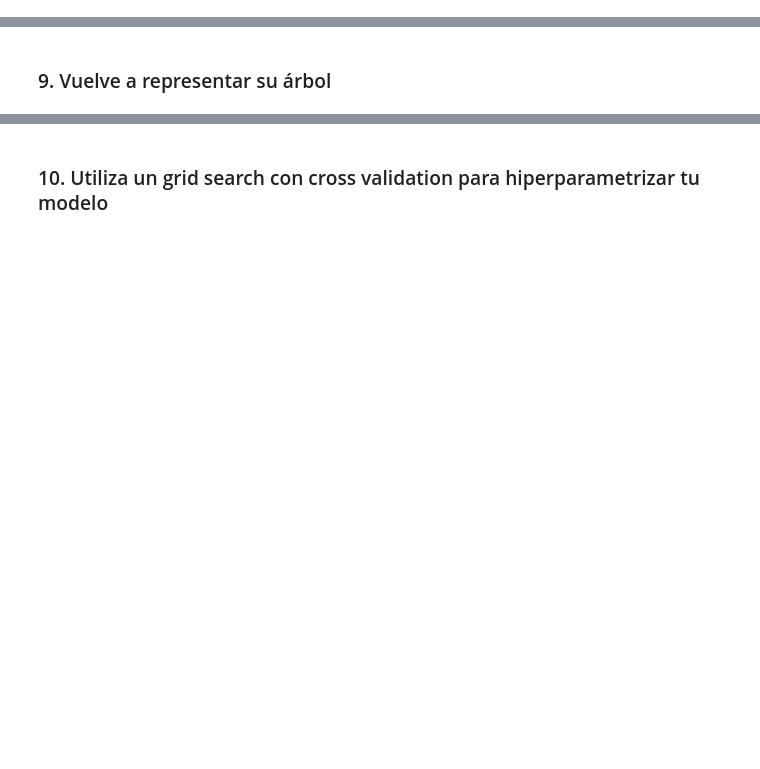
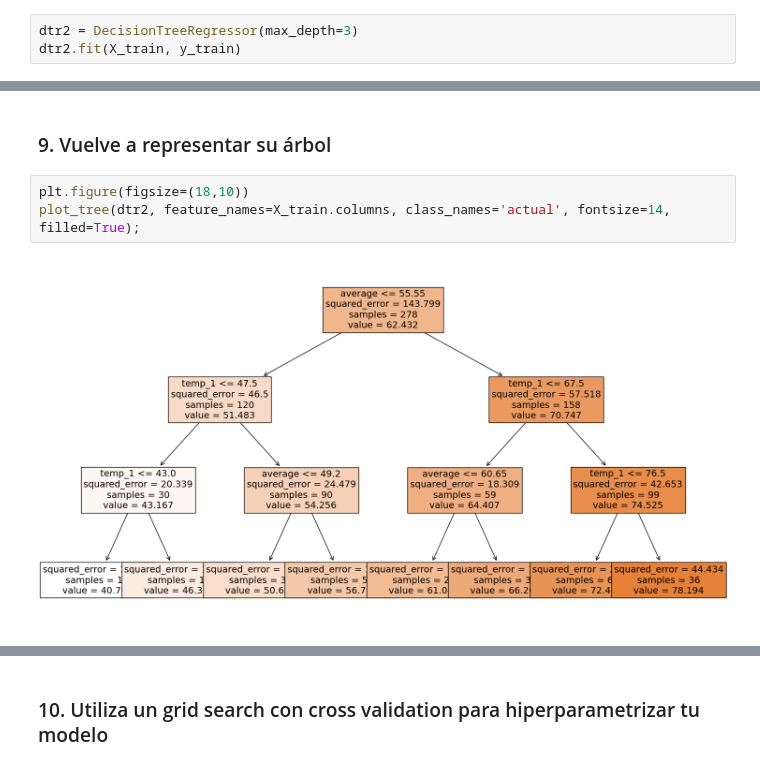
Before and after one commit to angelrodnah/2309_dsft_thebridge, a Jupyter notebook: 3-Machine_Learning/1-Supervisado/3-RegorClass/5-Decision_Trees/ejercicio/DTrees_reg_class.ipynb, the cells around one changed output, grey strips where cells are left out. Saved outputs shown, nothing was run; the diff lists cells and outputs as text; blank space fills up the shorter version.

```diff
--- a/3-Machine_Learning/1-Supervisado/3-RegorClass/5-Decision_Trees/ejercicio/DTrees_reg_class.ipynb
+++ b/3-Machine_Learning/1-Supervisado/3-RegorClass/5-Decision_Trees/ejercicio/DTrees_reg_class.ipynb
@@ -31,2 +312,5 @@ Calcula el MAE, MAPE, MSE y RMSE.
 # %% [markdown]
 ### 7. Modifica el max_depth a 3 y vuelve a entrenarlo
+# %%
+dtr2 = DecisionTreeRegressor(max_depth=3)
+dtr2.fit(X_train, y_train)
@@ -35,2 +341,7 @@ Calcula el MAE, MAPE, MSE y RMSE.
 # %% [markdown]
 ### 9. Vuelve a representar su árbol
+# %%
+plt.figure(figsize=(18,10))
+plot_tree(dtr2, feature_names=X_train.columns, class_names='actual', fontsize=14, filled=True);
+# %% [output]
+[figure, added]
```
Also changed, not shown: parts of 58 cells of this notebook.
